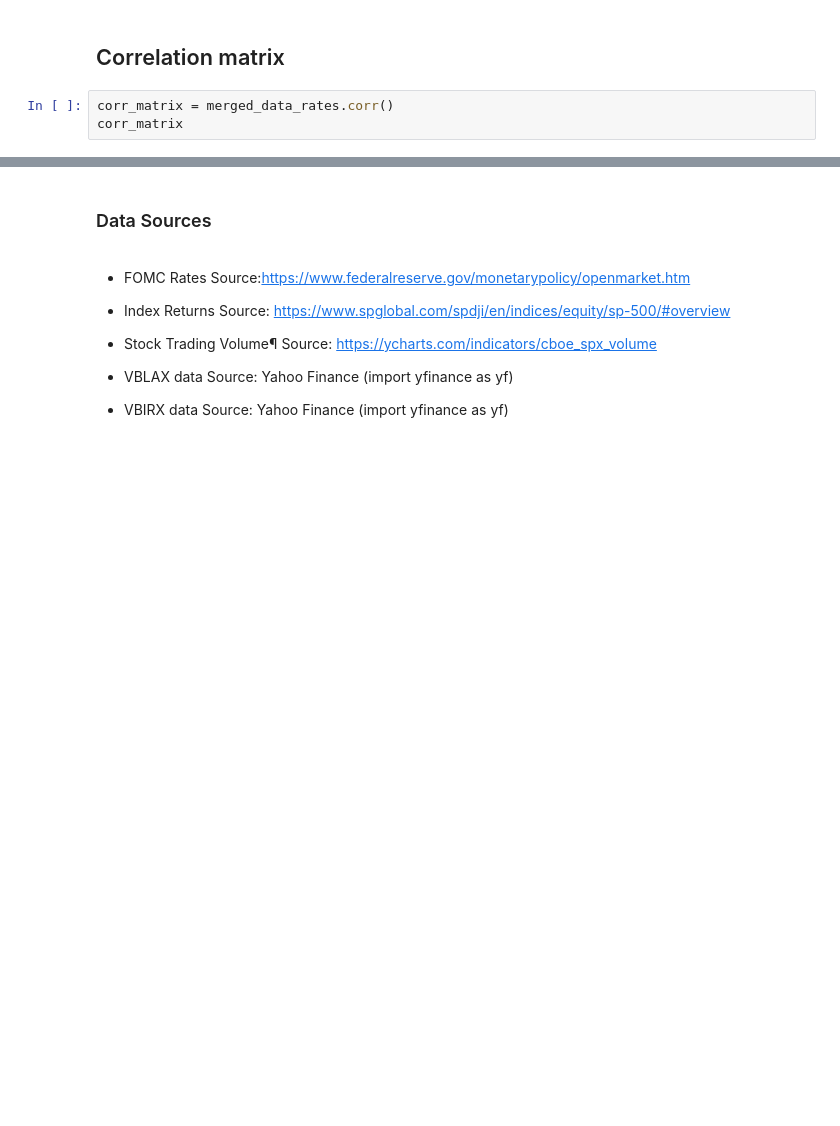
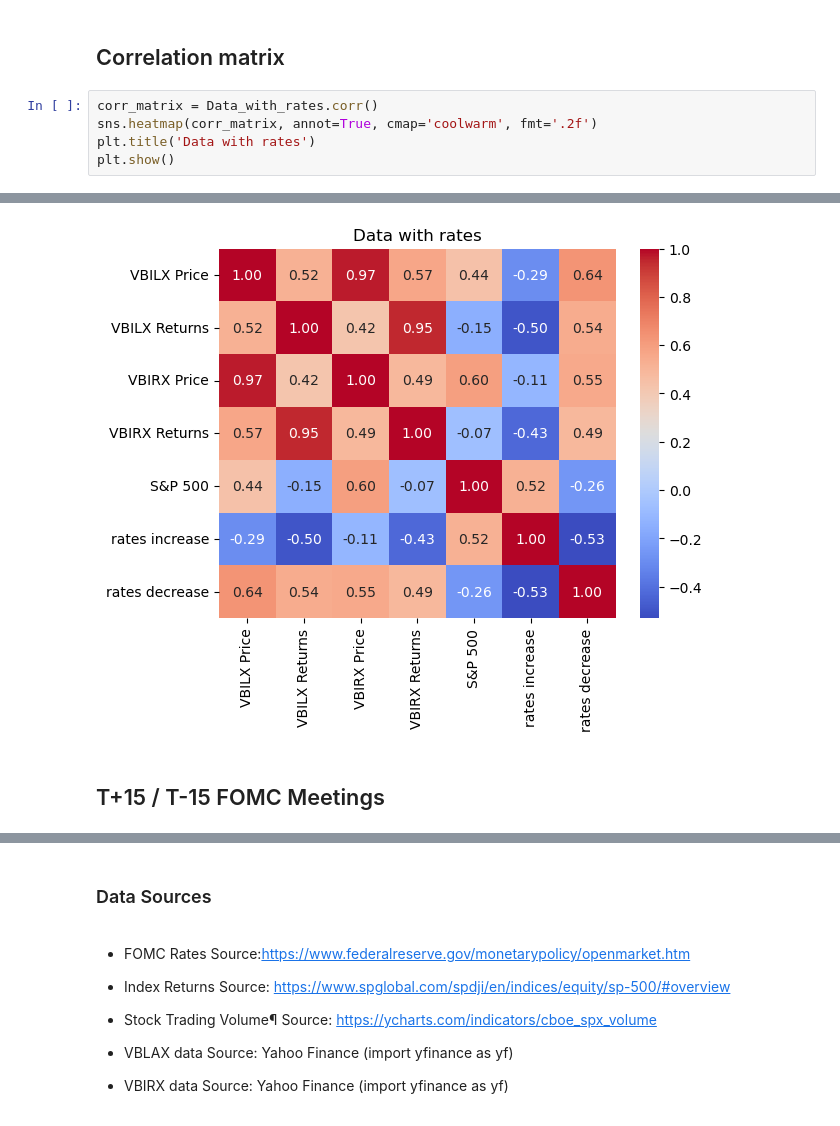
Before and after one commit to mab923/finalteamproject, a Jupyter notebook: FinalProject.ipynb, the cells around one changed output, grey strips where cells are left out. Drawn from its saved outputs; the diff is of its cells as text; blank space fills up the shorter version.

```diff
--- a/FinalProject.ipynb
+++ b/FinalProject.ipynb
@@ -73,6 +53,8 @@ merged_data_rates
 # %% [markdown]
 ## Correlation matrix
 # %%
-corr_matrix = merged_data_rates.corr()
-corr_matrix
+corr_matrix = Data_with_rates.corr()
+sns.heatmap(corr_matrix, annot=True, cmap='coolwarm', fmt='.2f')
+plt.title('Data with rates')
+plt.show()
 # %% [output]
@@ -86,0 +61,3 @@ corr_matrix
+[figure, added]
+# %% [markdown]
+## T+15 / T-15 FOMC Meetings
```
Also changed, not shown: parts of 9 cells of this notebook.
